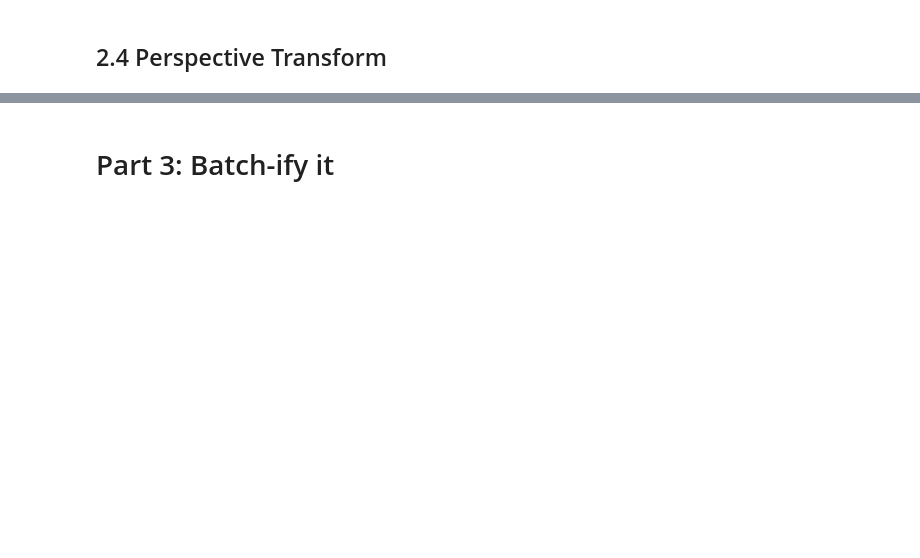
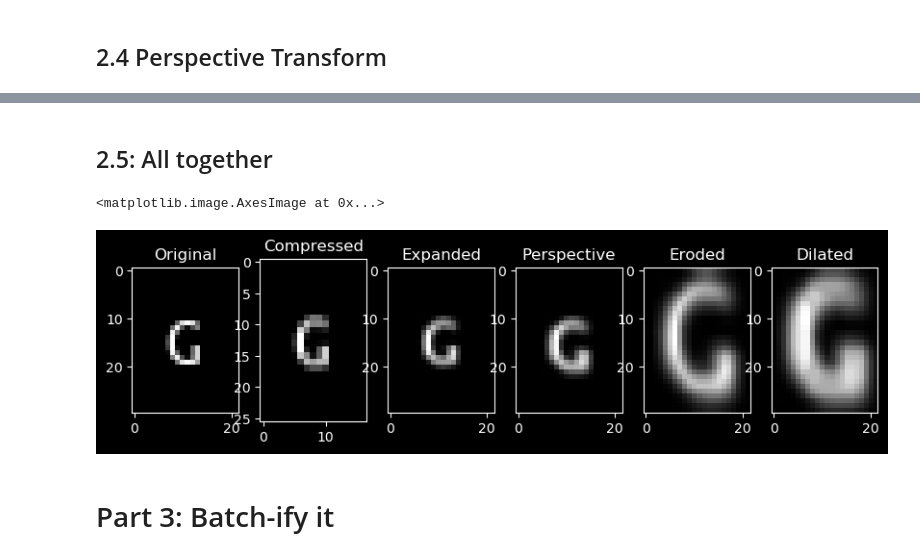
Before and after one commit to 1mackenziekyle/enph353_controller_pkg, a Jupyter notebook: src/generate_letters.ipynb, the cells around one changed output, grey strips where cells are left out. Cells and saved outputs as stored; diff of their text form; code cells hidden in the pictures; blank space fills up the shorter version.

```diff
--- a/src/generate_letters.ipynb
+++ b/src/generate_letters.ipynb
@@ -138,3 +130,37 @@ axs[1].imshow(result, cmap='gray')
+# %% [markdown]
+## 2.5: All together
+# %%
+
+image = letter_images[np.random.randint(0,36)]
+x_ratio = np.random.rand() * 0.4 + 0.6 # 0.6 ~ 1
+y_ratio = np.random.rand() * 0.4 + 0.6 # 0.6 ~ 1
+compressed = cv2.resize(image, (int(image.shape[1]*x_ratio), int(image.shape[0]*y_ratio)))
+expanded = cv2.resize(compressed, (image.shape[1], image.shape[0]), interpolation=cv2.INTER_CUBIC)
+pts1 = np.float32([[0, 0], [10, 0], [0, 10], [10, 10]])
+pts2 = np.float32([[x + RAND_RANGE*unit_rand(), y + RAND_RANGE*unit_rand()] for x, y in pts1])
+# Apply Perspective Transform Algorithm
+matrix = cv2.getPerspectiveTransform(pts1, pts2)
+warped = cv2.warpPerspective(expanded, matrix, image.T.shape, flags=cv2.INTER_LINEAR)
+contours, hierarchy = cv2.findContours(warped, cv2.RETR_TREE, cv2.CHAIN_APPROX_NONE)
+x,y,w,h = cv2.boundingRect(max(contours, key = cv2.contourArea))
+cropped = cv2.resize(warped[y:y+h, x:x+w], warped.T.shape)
+eroded = cv2.erode(cropped, np.ones((2,2), np.uint8), iterations=1)
+dilated = cv2.dilate(cropped, np.ones((2,2), np.uint8), iterations=1)
+
+
+fig, axs = plt.subplots(1, 6, figsize=(10, 10))
+titles = ['Original', 'Compressed', 'Expanded', 'Perspective', 'Eroded', 'Dilated']
+for i, ax in enumerate(axs):
+    ax.set_title(titles[i])
+axs[0].imshow(image, cmap='gray')
+axs[1].imshow(compressed, cmap='gray')
+axs[2].imshow(expanded, cmap='gray')
+axs[3].imshow(warped, cmap='gray')
+axs[4].imshow(eroded, cmap='gray')
+axs[5].imshow(dilated, cmap='gray')
+# %% [output]
+<matplotlib.image.AxesImage at 0x...>
+[figure, added]
 # %% [markdown]
 # Part 3: Batch-ify it
 # %%
```
Also changed, not shown: parts of 20 cells of this notebook, 9 other files.
